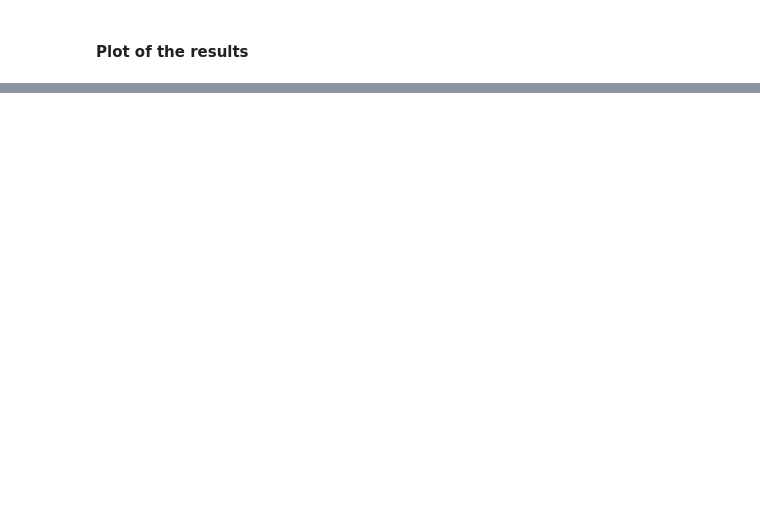
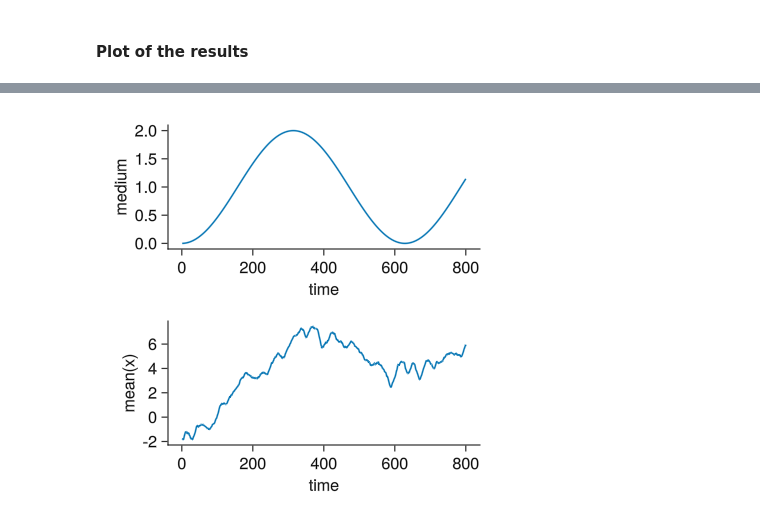
Before and after one commit to MarkoKorb/CellBasedModelsF1, a Jupyter notebook: code/bacterial_chemotaxis_example.ipynb, the cells around one changed output, grey strips where cells are left out. Drawn from its saved outputs; the diff is of its cells as text; code cells hidden in the pictures; blank space fills up the shorter version.

```diff
--- a/code/bacterial_chemotaxis_example.ipynb
+++ b/code/bacterial_chemotaxis_example.ipynb
@@ -258,0 +327,25 @@ UndefVarError: UndefVarError: `plotRods2D!` not defined
+# %%
+d = getParameter(com,[:x])
+
+fig = Figure(resolution=(400,400))
+ax = Axis(fig[1,1],xlabel="time",ylabel="medium",
+            rightspinevisible=false,
+            topspinevisible=false,
+            xgridvisible=false,
+            ygridvisible=false
+        )
+
+lines!(ax,[i.t for i in com.pastTimes],[1-cos(com.ωMedium[1]*i.t) for i in com.pastTimes])
+
+ax2 = Axis(fig[2,1],xlabel="time",ylabel="mean(x)",
+            rightspinevisible=false,
+            topspinevisible=false,
+            xgridvisible=false,
+            ygridvisible=false
+        )
+lines!(ax2,[i.t for i in com.pastTimes],[mean(i) for i in d[:x]])
+
+display(fig)
+save("C:/Users/s361359/CellBasedModelsF1/results/bacterial_chemotaxis_statistics.png", fig)
+# %% [output]
+[figure, added]
```
Also changed, not shown: parts of 4 cells of this notebook, 3 other files.
